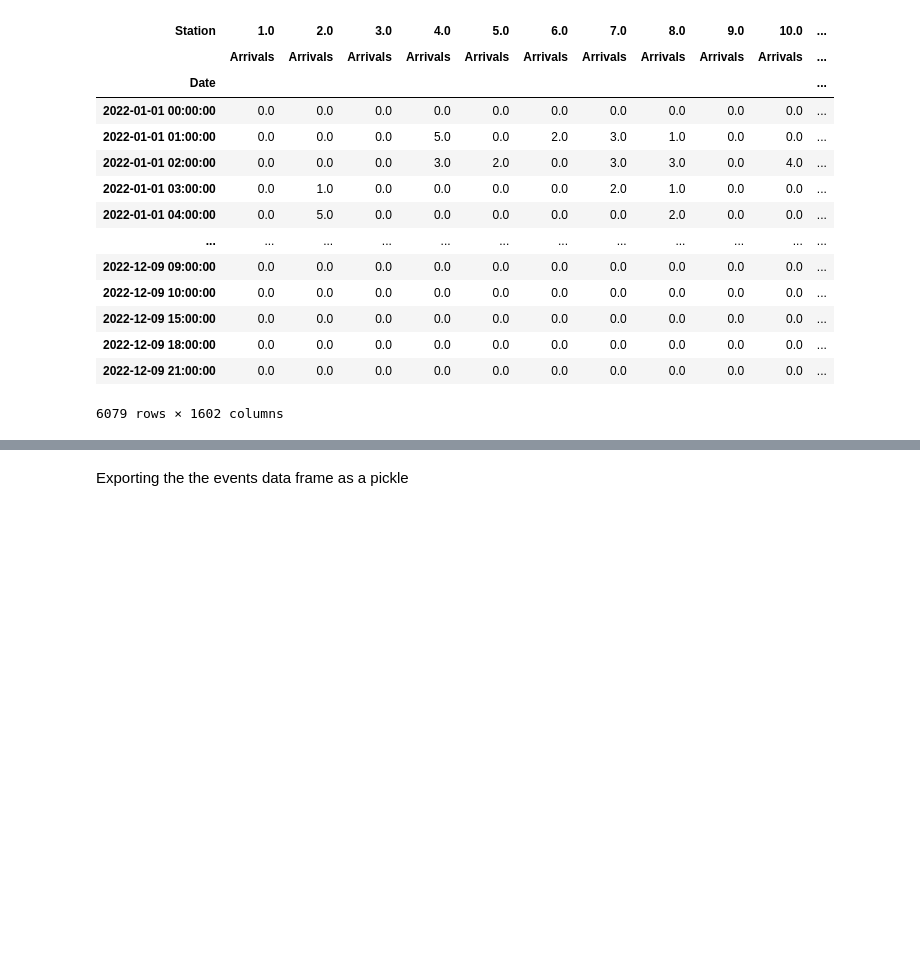
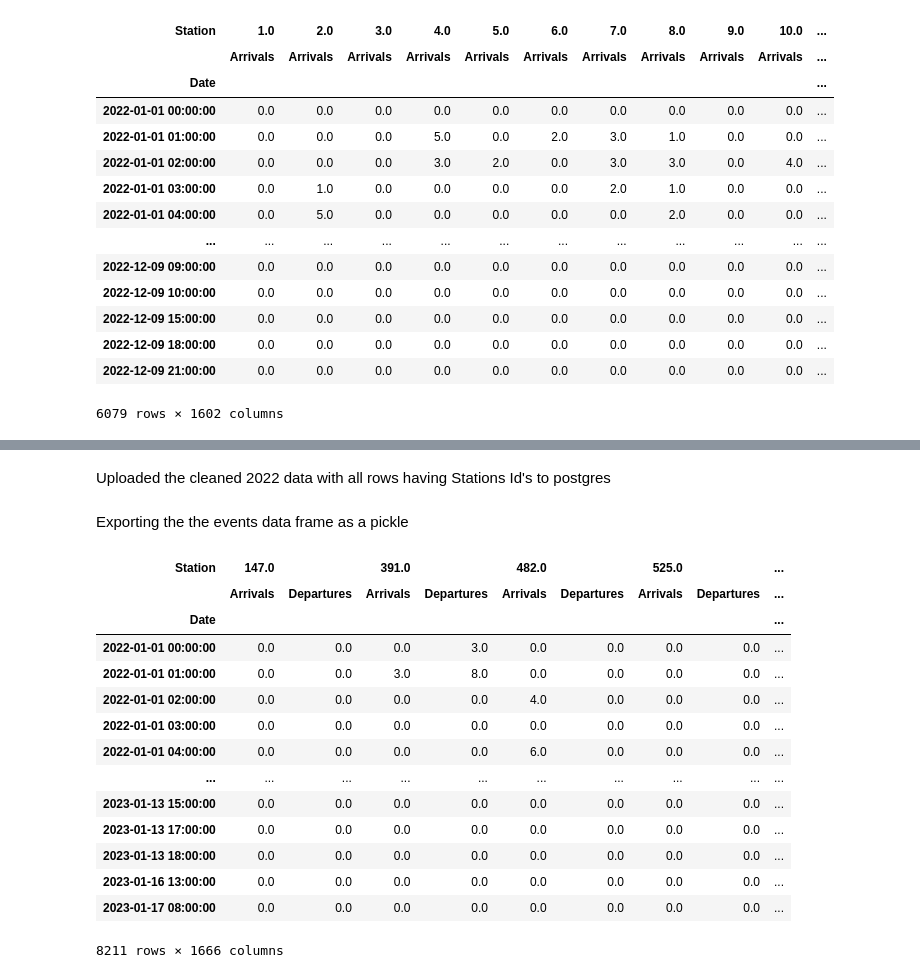
Before and after one commit to elrhmo/TfL_Bike_Analysis, a Jupyter notebook: data_prep.ipynb, the cells around one changed output, grey strips where cells are left out. Cells and saved outputs as stored; diff of their text form; code cells hidden in the pictures; blank space fills up the shorter version.

```diff
--- a/data_prep.ipynb
+++ b/data_prep.ipynb
@@ -984,0 +1127,2 @@ events_2019 = events_2019.sort_index(axis=1, level=0)
+# %% [markdown]
+Uploaded the cleaned 2022 data with all rows having Stations Id's to postgres
@@ -994,0 +1158,18 @@ events_2019.to_pickle(events_path)
+# %%
+events_2022
+# %% [output]
+| Station | 147.0 |  | 391.0 |  | 482.0 |  | 525.0 |  | ... |
+|  | Arrivals | Departures | Arrivals | Departures | Arrivals | Departures | Arrivals | Departures | ... |
+| Date |  |  |  |  |  |  |  |  | ... |
+| 2022-01-01 00:00:00 | 0.0 | 0.0 | 0.0 | 3.0 | 0.0 | 0.0 | 0.0 | 0.0 | ... |
+| 2022-01-01 01:00:00 | 0.0 | 0.0 | 3.0 | 8.0 | 0.0 | 0.0 | 0.0 | 0.0 | ... |
+| 2022-01-01 02:00:00 | 0.0 | 0.0 | 0.0 | 0.0 | 4.0 | 0.0 | 0.0 | 0.0 | ... |
+| 2022-01-01 03:00:00 | 0.0 | 0.0 | 0.0 | 0.0 | 0.0 | 0.0 | 0.0 | 0.0 | ... |
+| 2022-01-01 04:00:00 | 0.0 | 0.0 | 0.0 | 0.0 | 6.0 | 0.0 | 0.0 | 0.0 | ... |
+| ... | ... | ... | ... | ... | ... | ... | ... | ... | ... |
+| 2023-01-13 15:00:00 | 0.0 | 0.0 | 0.0 | 0.0 | 0.0 | 0.0 | 0.0 | 0.0 | ... |
+| 2023-01-13 17:00:00 | 0.0 | 0.0 | 0.0 | 0.0 | 0.0 | 0.0 | 0.0 | 0.0 | ... |
+| 2023-01-13 18:00:00 | 0.0 | 0.0 | 0.0 | 0.0 | 0.0 | 0.0 | 0.0 | 0.0 | ... |
+| 2023-01-16 13:00:00 | 0.0 | 0.0 | 0.0 | 0.0 | 0.0 | 0.0 | 0.0 | 0.0 | ... |
+| 2023-01-17 08:00:00 | 0.0 | 0.0 | 0.0 | 0.0 | 0.0 | 0.0 | 0.0 | 0.0 | ... |
+8211 rows × 1666 columns
```
Also changed, not shown: parts of 34 cells of this notebook, 1 other file.
